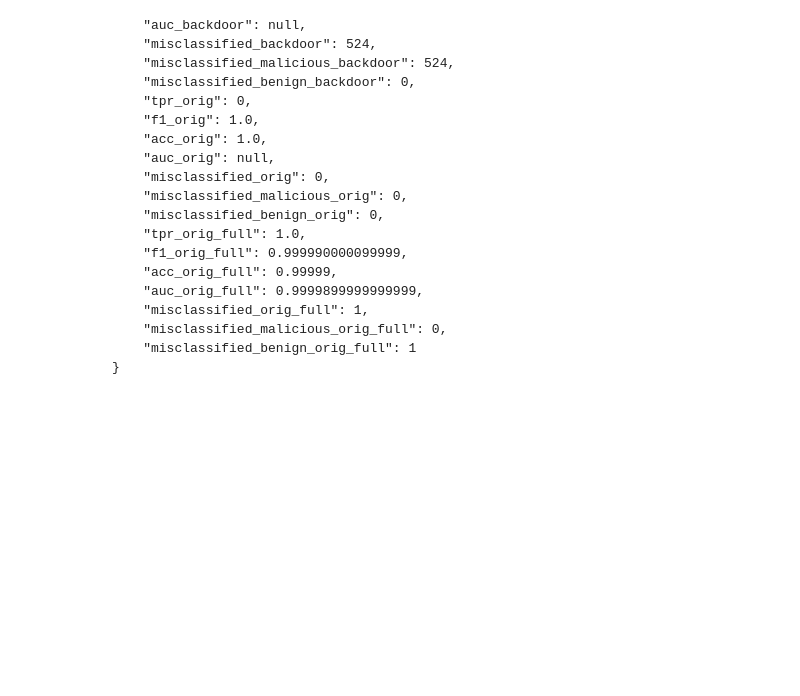
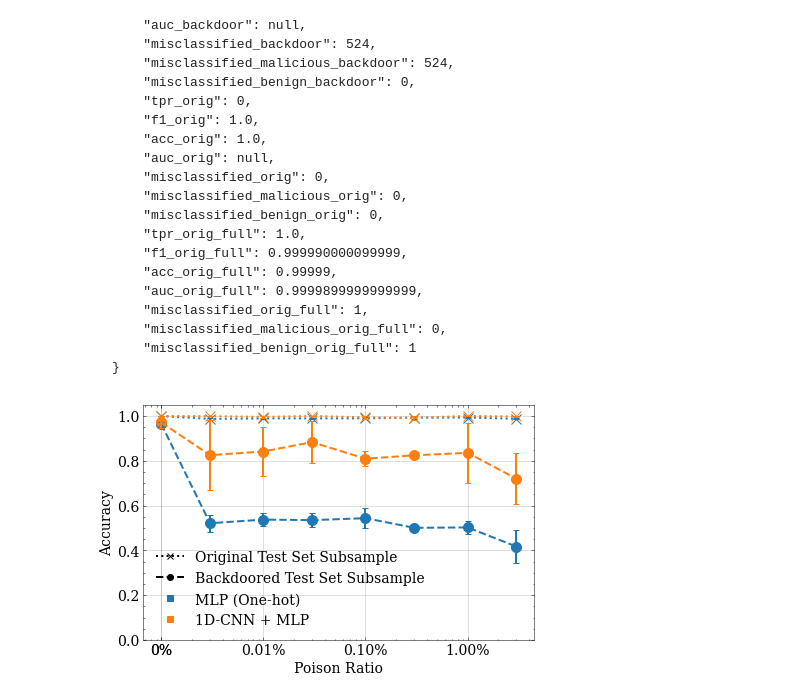
Before and after one commit to dtrizna/QuasarNix, a Jupyter notebook: results_adversarial_poisoning_backdoor.ipynb, the cells around one changed output. Saved outputs shown, nothing was run; the diff lists cells and outputs as text; code cells hidden in the pictures; blank space fills up the shorter version.

```diff
--- a/results_adversarial_poisoning_backdoor.ipynb
+++ b/results_adversarial_poisoning_backdoor.ipynb
@@ -287,3 +296,31 @@ def joint_metric_plot(metric, poison_ratio, backdoor_tokens):
 
     _ = ax.legend(handles=legend_handles, fontsize=14)
     return ax
+# %%
+legend_handles = []
+fig, ax = plt.subplots(1, 1, figsize=set_size())
+colors = ["tab:blue", "tab:orange"]
+linestyles = [":", "--"]
+markers = ["x", "o"]
+legend_names = {
+    "acc_orig": "Original Test Set Subsample",
+    "acc_backdoor": "Backdoored Test Set Subsample",
+}
+for j, metric in enumerate(legend_names.keys()):
+    legend_handles.append(Line2D([0], [0], linestyle=linestyles[j], color="black", lw=2, marker=markers[j], label=legend_names[metric]))
+    for i, model_type in enumerate(labelmap.keys()):
+        df = parse_scores(SUBDIRS_SAME_LIM, model_type)
+        plot_backdoor_results(df, "", metric, slice(None), 8, color=colors[i], ax=ax, linestyle=linestyles[j], marker=markers[j])
+        if j == 1:
+            legend_handles.append(Line2D([0], [0], linestyle="none", marker='s', color=colors[i], lw=2, label=labelmap[model_type]))
+ax.set_ylim(0.0, 1.05)
+ax.set_title("")#f"Accuracy with Backdoor Tokens: 8", fontsize=14)
+ax.set_ylabel("Accuracy", fontsize=14)
+# grid with transparent lines
+ax.grid(color='grey', linestyle='-', linewidth=0.5, alpha=0.5)
+_ = ax.legend(handles=legend_handles, fontsize=14, loc="lower left")
+
+# save as pdf in /img
+plt.savefig("img/backdoor_results.pdf", bbox_inches='tight')
+# %% [output]
+[figure, added]
```
Also changed, not shown: parts of 12 cells of this notebook, 1 other file.
